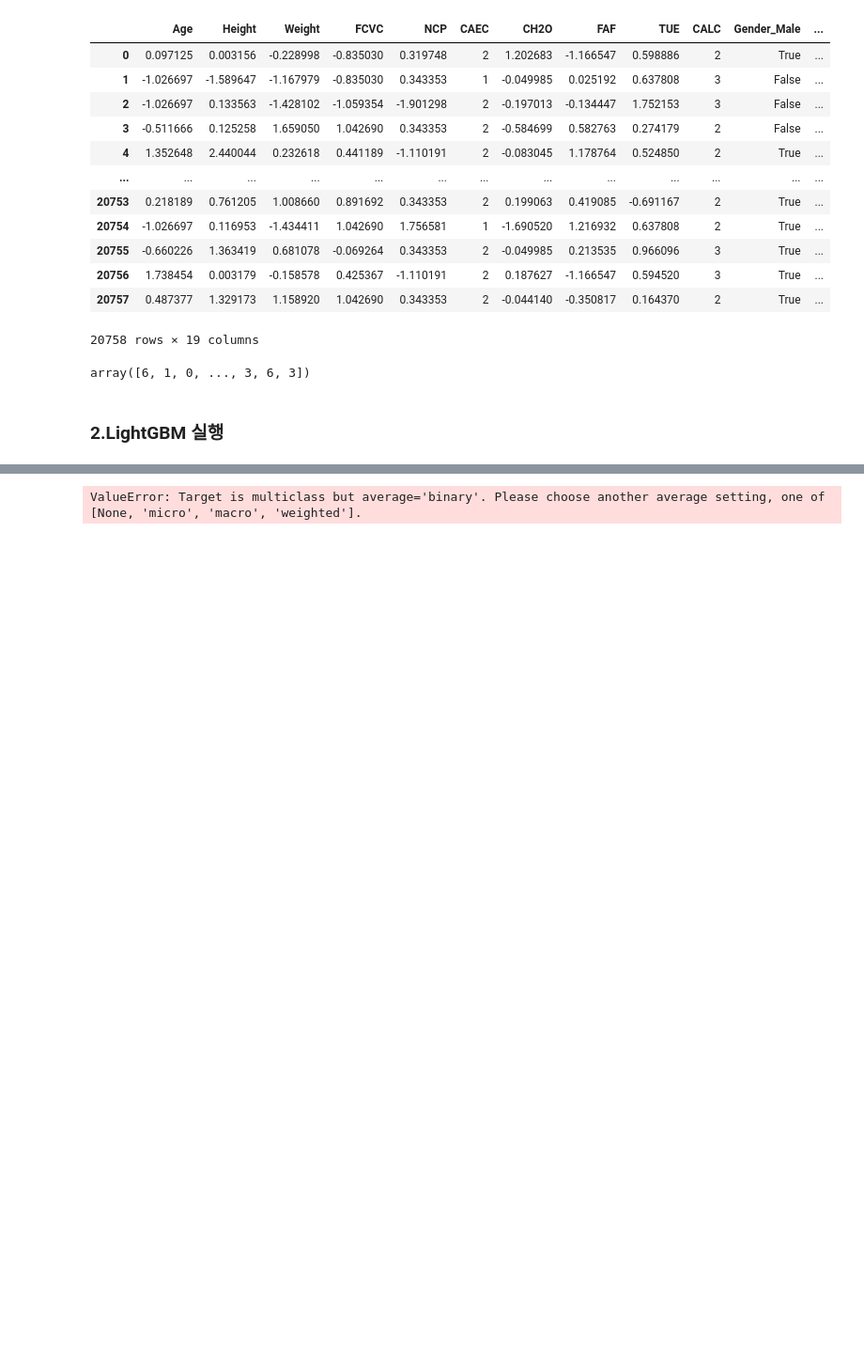
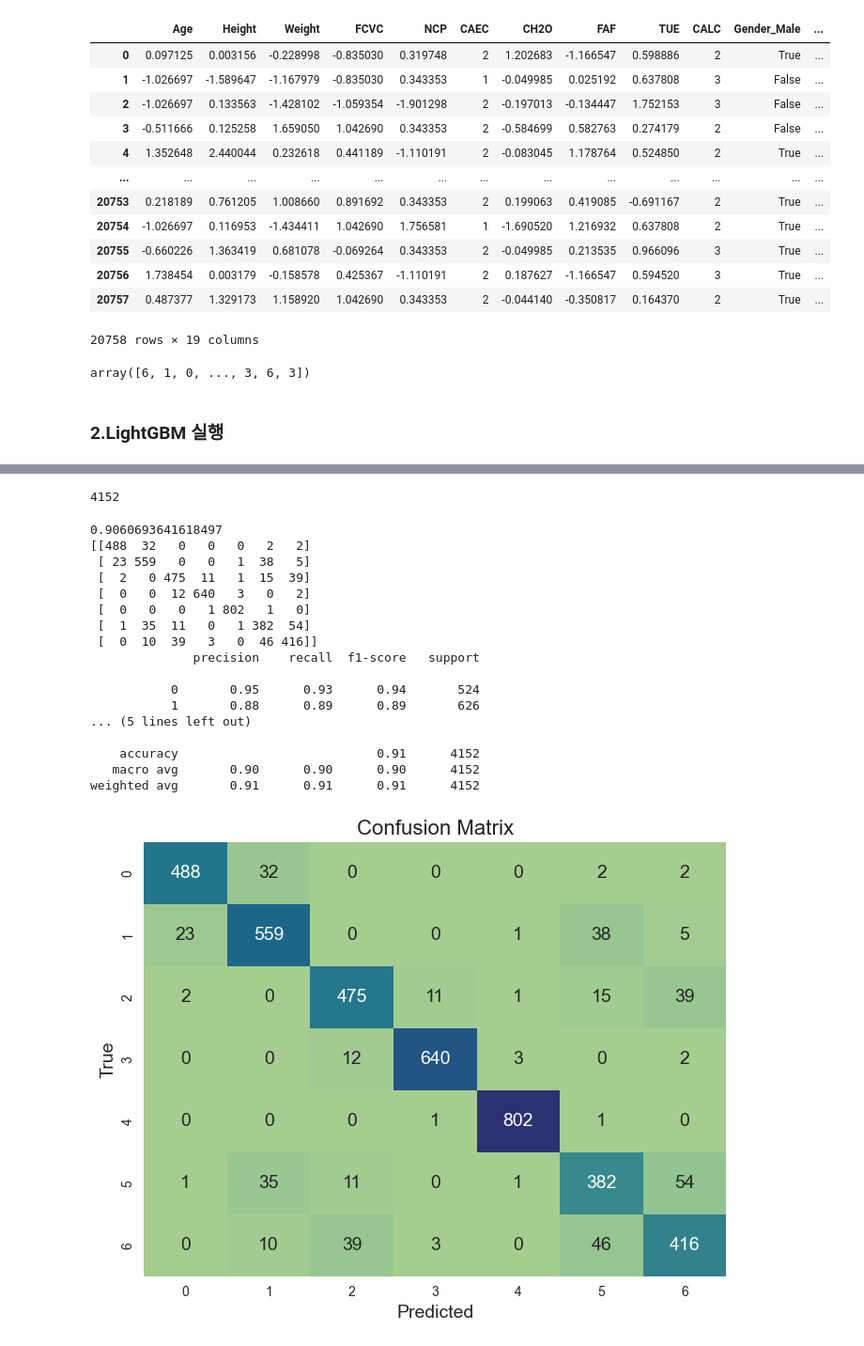
Before and after one commit to jonggu12/OBESITY_RISK, a Jupyter notebook: code/02_3. light_gbm.ipynb, the cells around one changed output, grey strips where cells are left out. Shown: that part at 94% size. Saved outputs shown, nothing was run; the diff lists cells and outputs as text; code cells hidden in the pictures; blank space fills up the shorter version.

```diff
--- a/code/02_3. light_gbm.ipynb
+++ b/code/02_3. light_gbm.ipynb
@@ -390 +387,8 @@ Early stopping, best iteration is:
+# %%
+preds = lgbm_wrapper.predict(X_test)
+pred_proba = lgbm_wrapper.predict_proba(X_test) # 각 클래스별로 속할 확률
+
+len(pred_proba)
+# %% [output]
+4152
 # %%
@@ -408,4 +396,36 @@ def get_clf_eval(y_test, pred=None, pred_proba=None):
-# %%
-get_clf_eval(y_test, preds, pred_proba)
-# %% [output]
-ValueError: Target is multiclass but average='binary'. Please choose another average setting, one of [None, 'micro', 'macro', 'weighted'].
+# %%
+test_predictions = lgbm_wrapper.predict(X_test)
+print(accuracy_score(y_test, test_predictions))
+print(confusion_matrix(y_test, test_predictions))
+print(classification_report(y_test, test_predictions))
+
+
+plt.figure(figsize=(8, 6))
+sns.set_style("whitegrid", {"axes.edgecolor": ".6", "grid.color": ".6"})
+
+cmap = sns.color_palette("crest", as_cmap=True)
+heatmap = sns.heatmap(confusion_matrix(y_test, test_predictions), annot=True, fmt='d', cmap=cmap, annot_kws={'size': 14}, cbar=False)
+heatmap.set_title('Confusion Matrix', fontdict={'fontsize': 16})
+heatmap.set_xlabel('Predicted', fontdict={'fontsize': 14})
+heatmap.set_ylabel('True', fontdict={'fontsize': 14})
+
+plt.show()
+# %% [output]
+0.9060693641618497
+[[488  32   0   0   0   2   2]
+ [ 23 559   0   0   1  38   5]
+ [  2   0 475  11   1  15  39]
+ [  0   0  12 640   3   0   2]
+ [  0   0   0   1 802   1   0]
+ [  1  35  11   0   1 382  54]
+ [  0  10  39   3   0  46 416]]
+              precision    recall  f1-score   support
+
+           0       0.95      0.93      0.94       524
+           1       0.88      0.89      0.89       626
+... (5 lines left out)
+
+    accuracy                           0.91      4152
+   macro avg       0.90      0.90      0.90      4152
+weighted avg       0.91      0.91      0.91      4152
+[figure, added]
```
Also changed, not shown: parts of 20 cells of this notebook, 1 other file.
